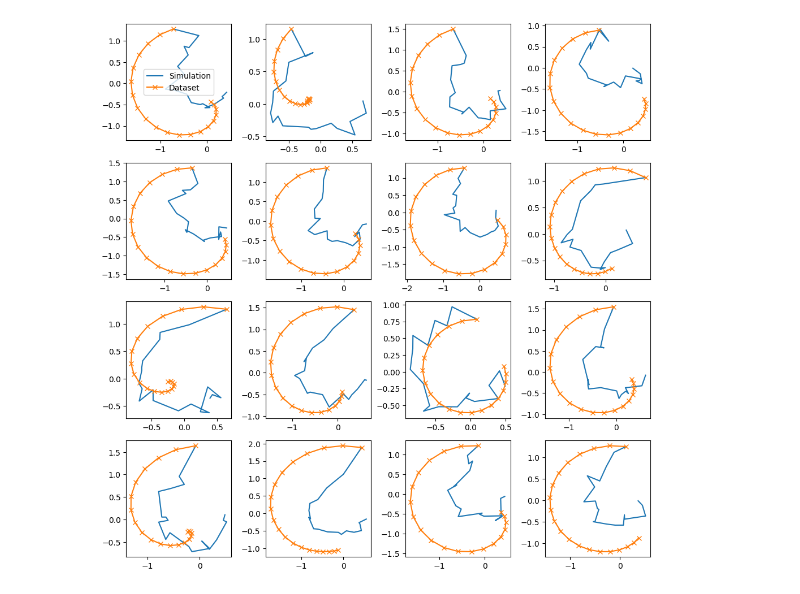
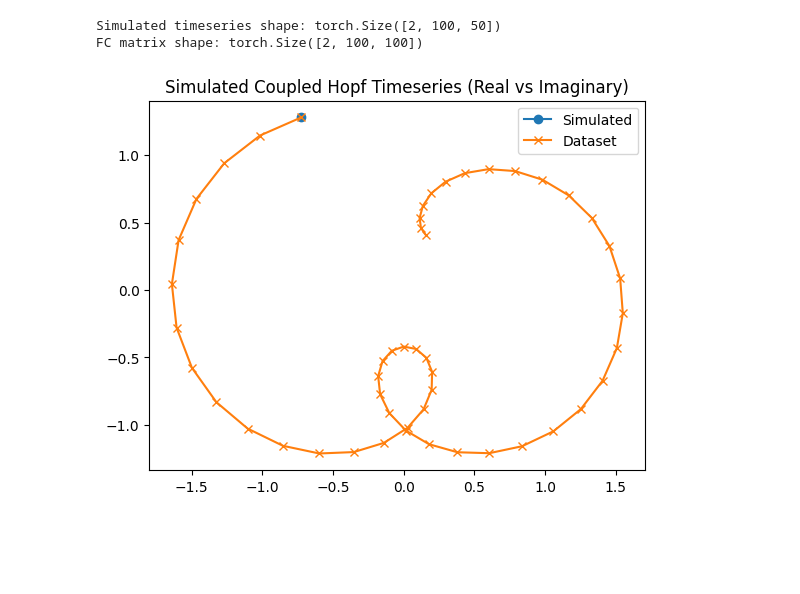
Before and after one commit to dani2442/neuroscience_control, a Jupyter notebook: examples/example.ipynb, the cells around one changed output. Saved outputs shown, nothing was run; the diff lists cells and outputs as text; code cells hidden in the pictures; blank space fills up the shorter version.

```diff
--- a/examples/example.ipynb
+++ b/examples/example.ipynb
@@ -40,19 +17,34 @@ with torch.no_grad():
-# %%
-fig, axes = plt.subplots(4, 4, figsize=(10, 10))
-axes = axes.reshape(-1)
-for i in range(4*4):
-    axes[i].plot(zs[patient, i].real, zs[patient, i].imag, label="Simulation")
-    axes[i].plot(dataset.timeseries[patient, i, :n_steps].real, dataset.timeseries[patient, i, :n_steps].imag, label="Dataset", marker='x')
-    # axes[i].set_xticklabels([])
-    # axes[i].set_yticklabels([])
-    # axes[i].set_xlim(-1, 1)
-    # axes[i].set_ylim(-1, 1)
-axes[0].legend()
-
-plt.tight_layout()
-plt.show()
-# %% [output]
-[figure, removed]
+# %%
+n_steps = 50
+# Create a Coupled Hopf model for 68 ROIs (e.g., Desikan-Killiany atlas)
+model = CoupledHopfModel(
+    n_rois=100,
+    initial_a=-0.02,  # Bifurcation parameter (near criticality)
+    initial_g=1.6,    # Global coupling strength
+    noise_sigma=0.1,
+    omega=omega,
+    structural_connectivity=dataset.fc_mean,
+    device="cuda" if torch.cuda.is_available() else "cpu"
+)
+
+# Simulate 200 timepoints
+with torch.no_grad():
+    timeseries = model.forward(initial_state=dataset.timeseries[:, :, 0], n_steps=n_steps)  # (1, 100, 20) complex
+    fc_matrix = model.compute_fc(timeseries)                 # (1, 100, 100)
+
+print(f"Simulated timeseries shape: {timeseries.shape}")
+print(f"FC matrix shape: {fc_matrix.shape}")
+# %% [output]
+Simulated timeseries shape: torch.Size([2, 100, 50])
+FC matrix shape: torch.Size([2, 100, 100])
+# %%
+plt.plot(timeseries[0,0].real, timeseries[0,0].imag, marker='o', label='Simulated')
+plt.plot(dataset.timeseries[0,0, :n_steps].real, dataset.timeseries[0,0, :n_steps].imag, marker='x', label='Dataset')
+plt.title("Simulated Coupled Hopf Timeseries (Real vs Imaginary)")
+plt.legend()
+plt.show()
+# %% [output]
+[figure, added]
 # %%
 plt.imshow(dataset.fc_mean, cmap='viridis')
 plt.colorbar()
```
Also changed, not shown: parts of 4 cells of this notebook, 4 other files.
